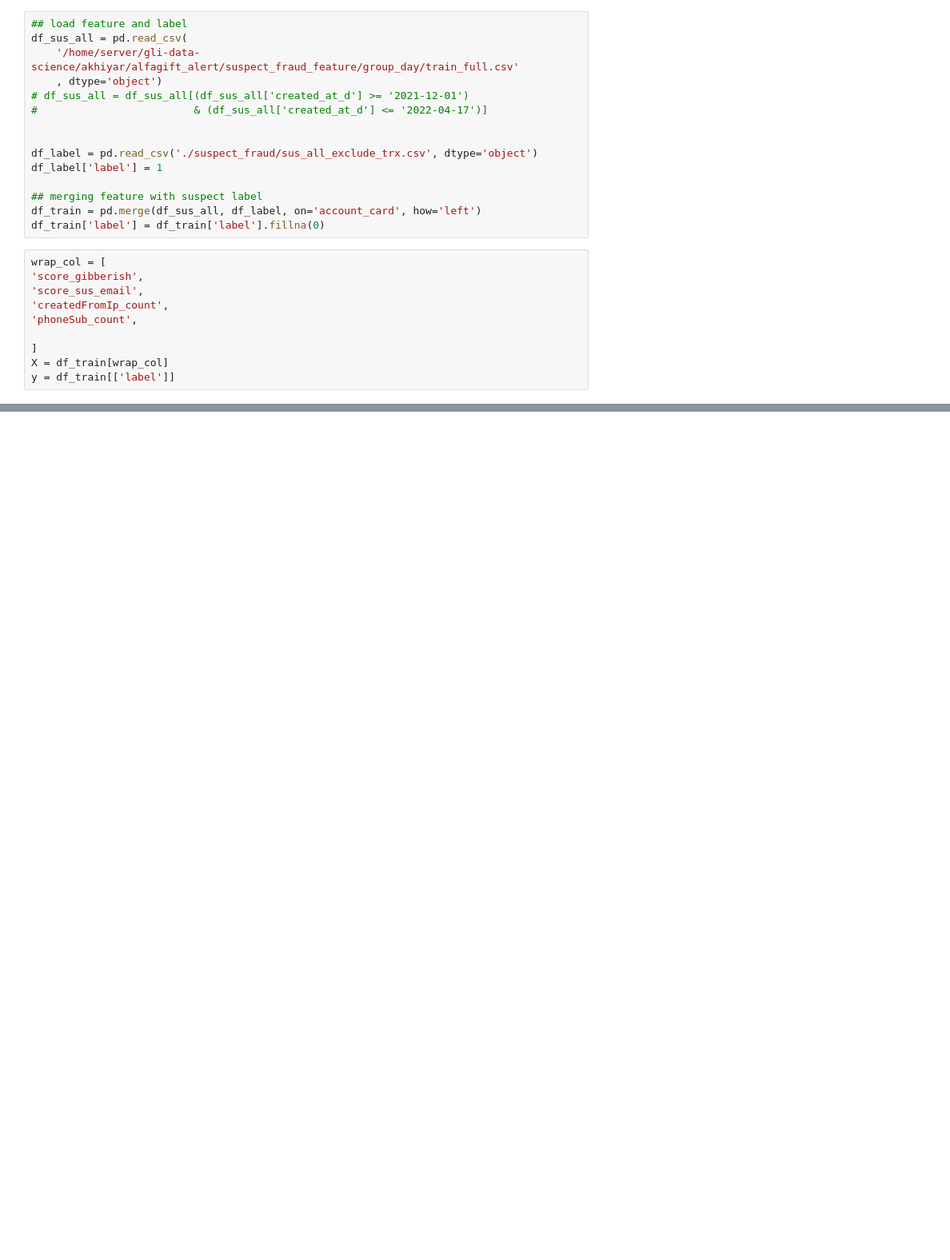
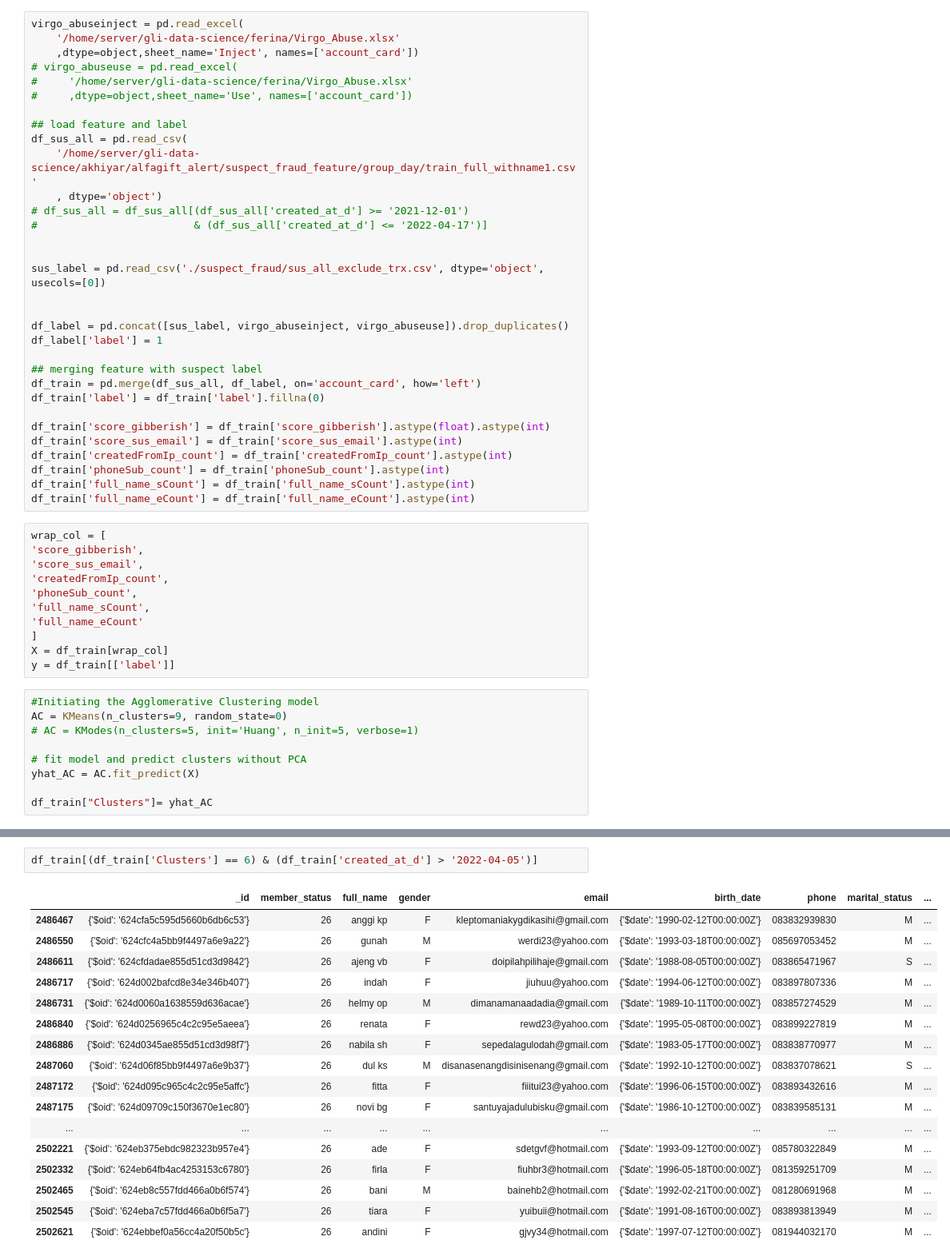
Before and after one commit to akhiyarwaladi/alfagift_alert, a Jupyter notebook: fake_account_trainbased_group.ipynb, the cells around one changed output, grey strips where cells are left out. Shown at 80% size. Cells and saved outputs as stored; diff of their text form; blank space fills up the shorter version.

```diff
--- a/fake_account_trainbased_group.ipynb
+++ b/fake_account_trainbased_group.ipynb
@@ -386,25 +526,52 @@ np.quantile(alfagift_member_sel_d['nameMatch_count'], 0.75)
 # %%
+virgo_abuseinject = pd.read_excel(
+    '/home/server/gli-data-science/ferina/Virgo_Abuse.xlsx'
+    ,dtype=object,sheet_name='Inject', names=['account_card'])
+# virgo_abuseuse = pd.read_excel(
+#     '/home/server/gli-data-science/ferina/Virgo_Abuse.xlsx'
+#     ,dtype=object,sheet_name='Use', names=['account_card'])
+
 ## load feature and label
 df_sus_all = pd.read_csv(
-    '/home/server/gli-data-science/akhiyar/alfagift_alert/suspect_fraud_feature/group_day/train_full.csv'
+    '/home/server/gli-data-science/akhiyar/alfagift_alert/suspect_fraud_feature/group_day/train_full_withname1.csv'
     , dtype='object')
 # df_sus_all = df_sus_all[(df_sus_all['created_at_d'] >= '2021-12-01')
 #                         & (df_sus_all['created_at_d'] <= '2022-04-17')]
 
 
-df_label = pd.read_csv('./suspect_fraud/sus_all_exclude_trx.csv', dtype='object')
+sus_label = pd.read_csv('./suspect_fraud/sus_all_exclude_trx.csv', dtype='object', usecols=[0])
+
+
+df_label = pd.concat([sus_label, virgo_abuseinject, virgo_abuseuse]).drop_duplicates()
 df_label['label'] = 1
 
 ## merging feature with suspect label
 df_train = pd.merge(df_sus_all, df_label, on='account_card', how='left')
 df_train['label'] = df_train['label'].fillna(0)
+
+df_train['score_gibberish'] = df_train['score_gibberish'].astype(float).astype(int)
+df_train['score_sus_email'] = df_train['score_sus_email'].astype(int)
+df_train['createdFromIp_count'] = df_train['createdFromIp_count'].astype(int)
+df_train['phoneSub_count'] = df_train['phoneSub_count'].astype(int)
+df_train['full_name_sCount'] = df_train['full_name_sCount'].astype(int)
+df_train['full_name_eCount'] = df_train['full_name_eCount'].astype(int)
 # %%
 wrap_col = [
 'score_gibberish',
 'score_sus_email',
 'createdFromIp_count',
 'phoneSub_count',
-
+'full_name_sCount',
+'full_name_eCount'
 ]
 X = df_train[wrap_col]
 y = df_train[['label']]
+# %%
+#Initiating the Agglomerative Clustering model
+AC = KMeans(n_clusters=9, random_state=0)
+# AC = KModes(n_clusters=5, init='Huang', n_init=5, verbose=1)
+
+# fit model and predict clusters without PCA
+yhat_AC = AC.fit_predict(X)
+
+df_train["Clusters"]= yhat_AC
@@ -411,3 +606,23 @@ y = df_train[['label']]
+# %%
+df_train[(df_train['Clusters'] == 6) & (df_train['created_at_d'] > '2022-04-05')]
+# %% [output]
+|  | _id | member_status | full_name | gender | email | birth_date | phone | marital_status | ... |
+| 2486467 | {'$oid': '624cfa5c595d5660b6db6c53'} | 26 | anggi kp | F | kleptomaniakygdikasihi@gmail.com | {'$date': '1990-02-12T00:00:00Z'} | 083832939830 | M | ... |
+| 2486550 | {'$oid': '624cfc4a5bb9f4497a6e9a22'} | 26 | gunah | M | werdi23@yahoo.com | {'$date': '1993-03-18T00:00:00Z'} | 085697053452 | M | ... |
+| 2486611 | {'$oid': '624cfdadae855d51cd3d9842'} | 26 | ajeng vb | F | doipilahpilihaje@gmail.com | {'$date': '1988-08-05T00:00:00Z'} | 083865471967 | S | ... |
+| 2486717 | {'$oid': '624d002bafcd8e34e346b407'} | 26 | indah | F | jiuhuu@yahoo.com | {'$date': '1994-06-12T00:00:00Z'} | 083897807336 | M | ... |
+| 2486731 | {'$oid': '624d0060a1638559d636acae'} | 26 | helmy op | M | dimanamanaadadia@gmail.com | {'$date': '1989-10-11T00:00:00Z'} | 083857274529 | M | ... |
+| 2486840 | {'$oid': '624d0256965c4c2c95e5aeea'} | 26 | renata | F | rewd23@yahoo.com | {'$date': '1995-05-08T00:00:00Z'} | 083899227819 | M | ... |
+| 2486886 | {'$oid': '624d0345ae855d51cd3d98f7'} | 26 | nabila sh | F | sepedalagulodah@gmail.com | {'$date': '1983-05-17T00:00:00Z'} | 083838770977 | M | ... |
+| 2487060 | {'$oid': '624d06f85bb9f4497a6e9b37'} | 26 | dul ks | M | disanasenangdisinisenang@gmail.com | {'$date': '1992-10-12T00:00:00Z'} | 083837078621 | S | ... |
+| 2487172 | {'$oid': '624d095c965c4c2c95e5affc'} | 26 | fitta | F | fiiitui23@yahoo.com | {'$date': '1996-06-15T00:00:00Z'} | 083893432616 | M | ... |
+| 2487175 | {'$oid': '624d09709c150f3670e1ec80'} | 26 | novi bg | F | santuyajadulubisku@gmail.com | {'$date': '1986-10-12T00:00:00Z'} | 083839585131 | M | ... |
+| ... | ... | ... | ... | ... | ... | ... | ... | ... | ... |
+| 2502221 | {'$oid': '624eb375ebdc982323b957e4'} | 26 | ade | F | sdetgvf@hotmail.com | {'$date': '1993-09-12T00:00:00Z'} | 085780322849 | M | ... |
+| 2502332 | {'$oid': '624eb64fb4ac4253153c6780'} | 26 | firla | F | fiuhbr3@hotmail.com | {'$date': '1996-05-18T00:00:00Z'} | 081359251709 | M | ... |
+| 2502465 | {'$oid': '624eb8c557fdd466a0b6f574'} | 26 | bani | M | bainehb2@hotmail.com | {'$date': '1992-02-21T00:00:00Z'} | 081280691968 | M | ... |
+| 2502545 | {'$oid': '624eba7c57fdd466a0b6f5a7'} | 26 | tiara | F | yuibuii@hotmail.com | {'$date': '1991-08-16T00:00:00Z'} | 083893813949 | M | ... |
+| 2502621 | {'$oid': '624ebbef0a56cc4a20f50b5c'} | 26 | andini | F | gjvy34@hotmail.com | {'$date': '1997-07-12T00:00:00Z'} | 081944032170 | M | ... |
 # %%
 # regressor = DecisionTreeClassifier(random_state=0, max_depth=4)
 # regressor.fit(X,y)
```
Also changed, not shown: parts of 29 cells of this notebook, 1 other file.
